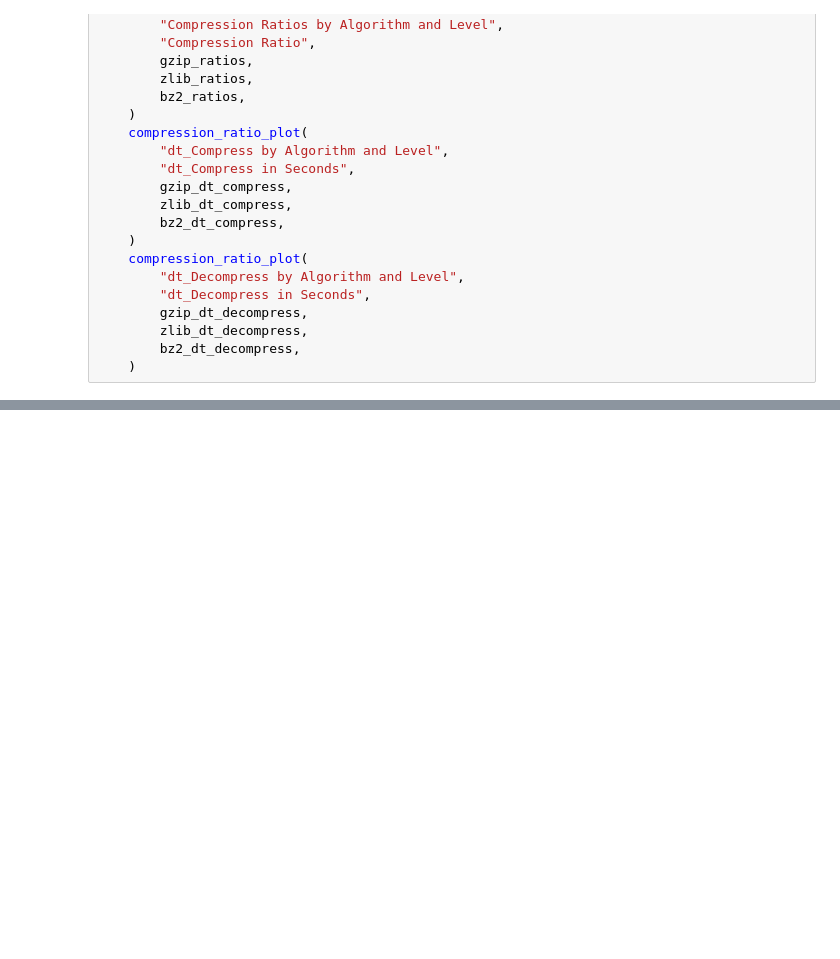
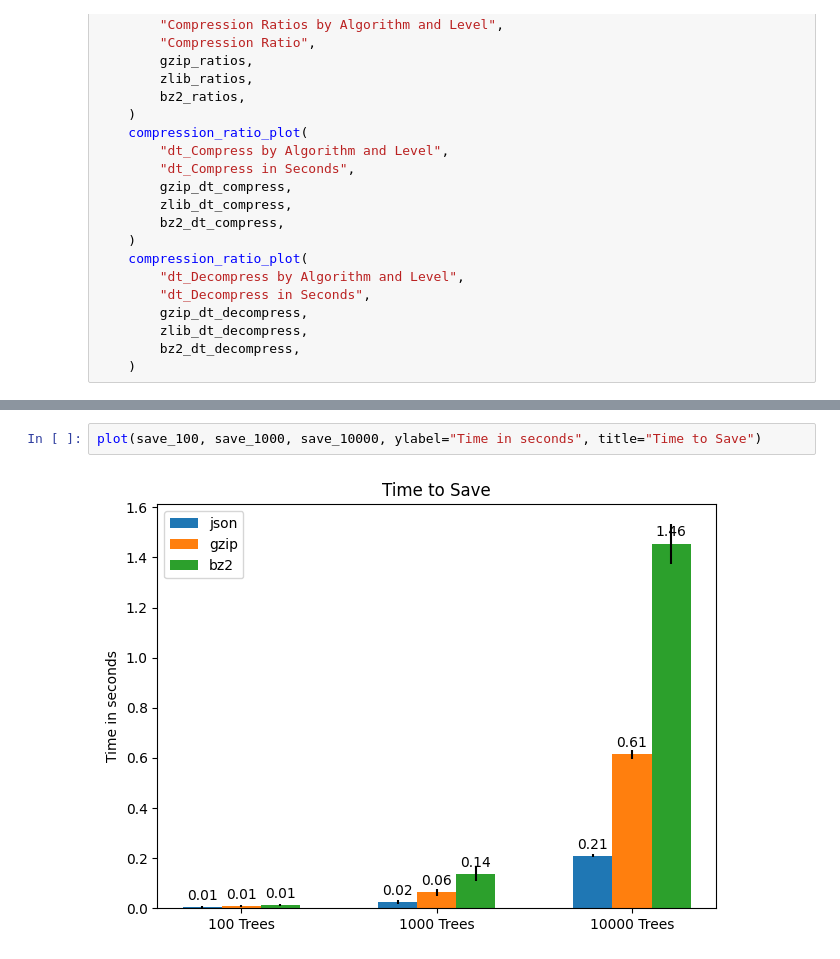
Before and after one commit to dkuska/tree-ensemble-model-management, a Jupyter notebook: compression/naive_compression.ipynb, the cells around one changed output, grey strips where cells are left out. Saved outputs shown, nothing was run; the diff lists cells and outputs as text; blank space fills up the shorter version.

```diff
--- a/compression/naive_compression.ipynb
+++ b/compression/naive_compression.ipynb
@@ -147,0 +370,4 @@ compression_wrapper(xgboost_path)
+# %%
+plot(save_100, save_1000, save_10000, ylabel="Time in seconds", title="Time to Save")
+# %% [output]
+[figure, added]
```
Also changed, not shown: parts of 16 cells of this notebook, 7 other files.
